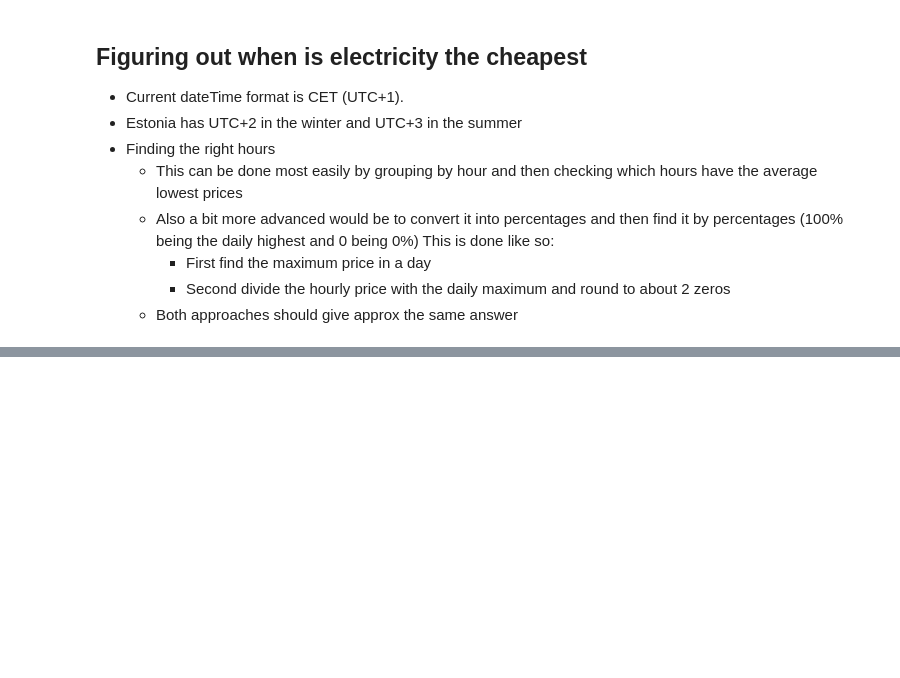
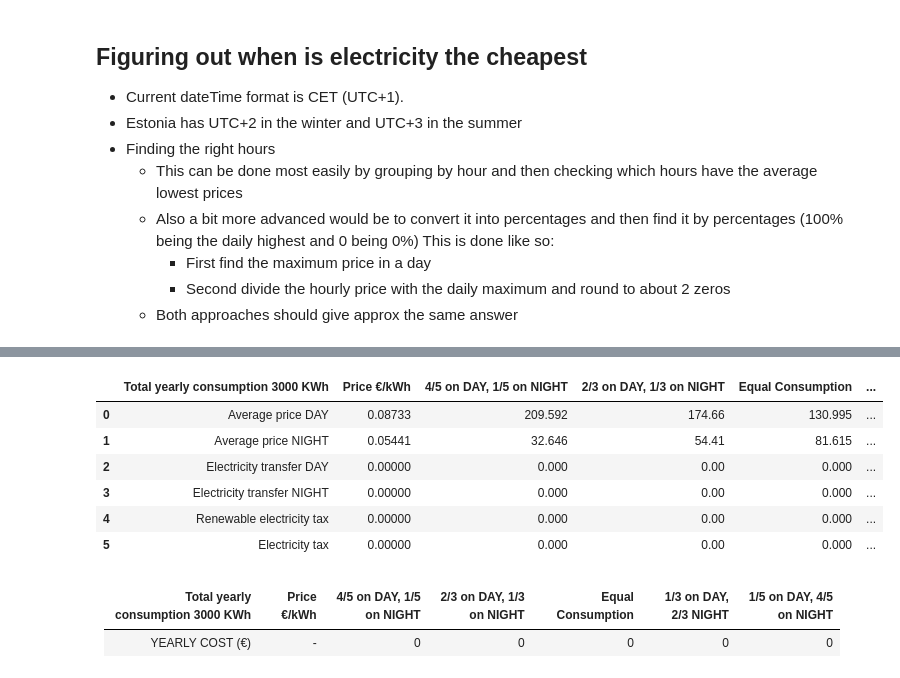
Before and after one commit to Rikuklane/D4-Electricity-Prices, a Jupyter notebook: visualization/smart_consumption_theory.ipynb, the cells around one changed output, grey strips where cells are left out. Cells and saved outputs as stored; diff of their text form; code cells hidden in the pictures; blank space fills up the shorter version.

Commit message:
updated smart consumption theory

```diff
--- a/visualization/smart_consumption_theory.ipynb
+++ b/visualization/smart_consumption_theory.ipynb
@@ -34,6 +36,8 @@ df_grouped_date.rename(columns={"elspot_price": "max_price"}, inplace=True)
 nordpool = nordpool.merge(df_grouped_date, how="left", on="Date", copy=False)
 nordpool["percentage_price"] = round((nordpool["elspot_price"] / nordpool["max_price"]) * 100, 2)
 nordpool.drop(columns="max_price", inplace=True)
+nordpool['DateTime'] = pd.to_datetime(nordpool.pop('Date')) + pd.to_timedelta(nordpool.Time)
+nordpool.set_index("DateTime", inplace=True)
 hourly_average_prices = nordpool.groupby(by="Time").mean()
 # %%
 # just cool visualizing functions
@@ -81,0 +89,7 @@ fig.show()
+# %%
+# Viewing the change in percentages of night and daily electricity price with compared to daily max
+nordpool["Year"] = nordpool.index.year
+hourly_prices_over_the_years = nordpool.groupby(by=["Year", "Time"]).mean().reset_index()
+
+# line chart comparing average hourly price changes over the years
+px.line(hourly_prices_over_the_years, x="Time", y="percentage_price", color="Year").show()
@@ -91,0 +112,33 @@ fig.show()
+# %%
+def calculate_prices(share_day, day_price, night_price, consumption=3000):
+    share_night = 1 - share_day
+
+    daytime_electricity = consumption * share_day * day_price
+    nighttime_electricity = consumption * share_night * night_price
+    day_transfer = 0
+    night_transfer = 0
+    renewable_tax = 0
+    electricity_tax = 0
+
+    return [daytime_electricity, nighttime_electricity, day_transfer, night_transfer, renewable_tax, electricity_tax]
+
+# Data prep for electricity bill
+nordpool_2021 = nordpool.loc[nordpool.index.year == 2021]
+
+nights_2021 = nordpool_2021.between_time("22:00", "05:59")
+days_2021 = nordpool_2021.between_time("06:00", "21:59")
+
+NIGHT_AVG_PRICE = round(nights_2021.groupby(by=nights_2021.index.year).mean()["elspot_price"].iloc[0] / 1000, 5)
+DAY_AVG_PRICE = round(days_2021.groupby(by=days_2021.index.year).mean()["elspot_price"].iloc[0] / 1000, 5)
+
+# Creating electricity bill dataframe
+data = {"Total yearly consumption 3000 KWh": ["Average price DAY", "Average price NIGHT", "Electricity transfer DAY",
+                                              "Electricity transfer NIGHT", "Renewable electricity tax", "Electricity tax"],
+        "Price €/kWh": [DAY_AVG_PRICE, NIGHT_AVG_PRICE, 0, 0, 0, 0],
+        "4/5 on DAY, 1/5 on NIGHT": calculate_prices(4/5, DAY_AVG_PRICE, NIGHT_AVG_PRICE),
+        "2/3 on DAY, 1/3 on NIGHT": calculate_prices(2/3, DAY_AVG_PRICE, NIGHT_AVG_PRICE),
+        "Equal Consumption": calculate_prices(1/2, DAY_AVG_PRICE, NIGHT_AVG_PRICE),
+        "1/3 on DAY, 2/3 Night": calculate_prices(1/3, DAY_AVG_PRICE, NIGHT_AVG_PRICE),
+        "1/5 on DAY, 4/5 on NIGHT": calculate_prices(1/5, DAY_AVG_PRICE, NIGHT_AVG_PRICE)}
+
+electricity_bill = pd.DataFrame(data=data)
@@ -91,0 +151,14 @@ fig.show()
+# %%
+electricity_bill
+# %% [output]
+|  | Total yearly consumption 3000 KWh | Price €/kWh | 4/5 on DAY, 1/5 on NIGHT | 2/3 on DAY, 1/3 on NIGHT | Equal Consumption | ... |
+| 0 | Average price DAY | 0.08733 | 209.592 | 174.66 | 130.995 | ... |
+| 1 | Average price NIGHT | 0.05441 | 32.646 | 54.41 | 81.615 | ... |
+| 2 | Electricity transfer DAY | 0.00000 | 0.000 | 0.00 | 0.000 | ... |
+| 3 | Electricity transfer NIGHT | 0.00000 | 0.000 | 0.00 | 0.000 | ... |
+| 4 | Renewable electricity tax | 0.00000 | 0.000 | 0.00 | 0.000 | ... |
+| 5 | Electricity tax | 0.00000 | 0.000 | 0.00 | 0.000 | ... |
+# %% [markdown]
+| Total yearly consumption 3000 KWh | Price €/kWh | 4/5 on DAY, 1/5 on NIGHT | 2/3 on DAY, 1/3 on NIGHT | Equal Consumption | 1/3 on DAY, 2/3 NIGHT | 1/5 on DAY, 4/5 on NIGHT |
+| :---        |    :----:   |    :----:   |    :----:   |    :----:   |    :----:   |      ---: |
+| YEARLY COST (€) | - | 0 | 0 | 0 | 0 | 0 |
```
Also changed, not shown: parts of 9 cells of this notebook, 2 other files.
